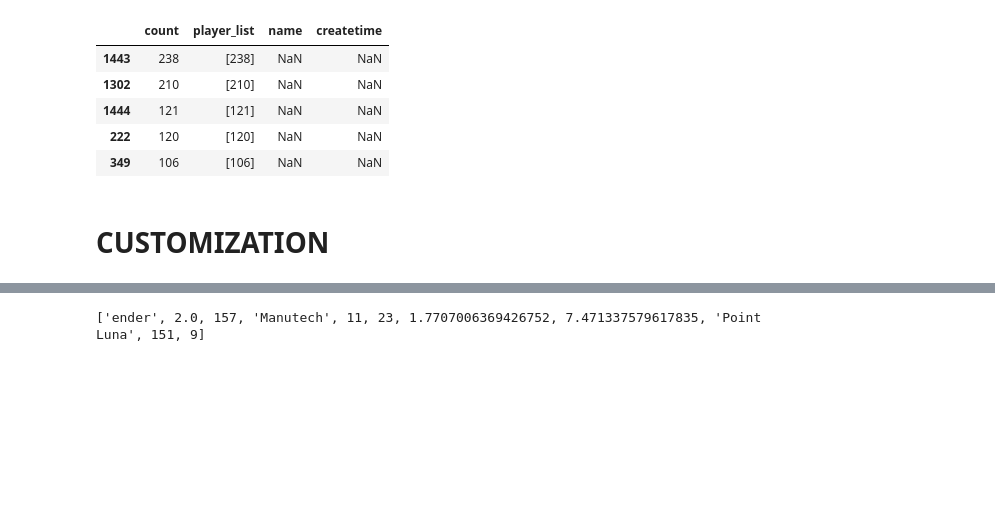
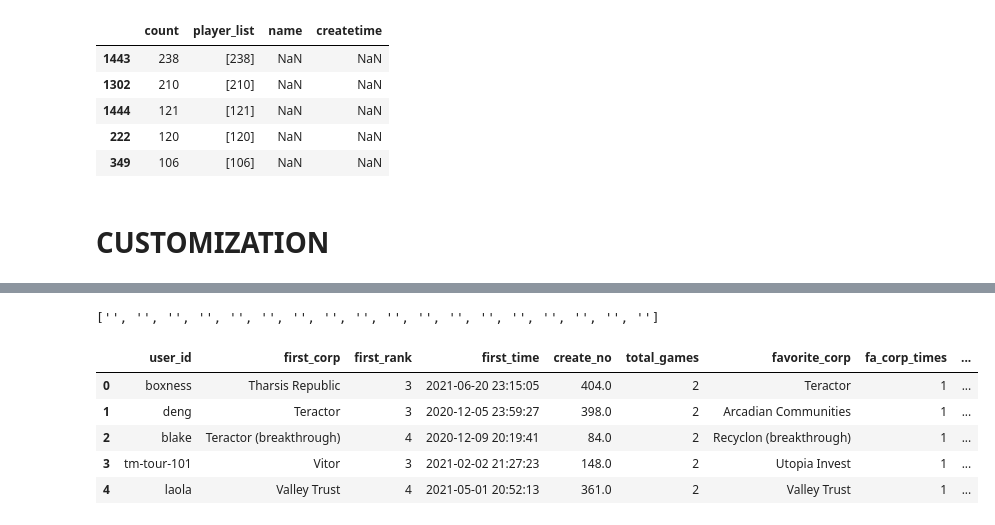
Before and after one commit to Ender-Wiggin2019/tfm-summary, a Jupyter notebook: tfm_data_summary.ipynb, the cells around one changed output, grey strips where cells are left out. Drawn from its saved outputs; the diff is of its cells as text; code cells hidden in the pictures; blank space fills up the shorter version.

Commit message:
data processing, TODO show player ranking by corp

```diff
--- a/tfm_data_summary.ipynb
+++ b/tfm_data_summary.ipynb
@@ -174,4 +174,5 @@ def playerGroup(df,num,player,map_df): #TODO,模糊查找
                         player_df.loc[player_df.shape[0]] = [i[column]['player'].lower(),i[column]['corporation'],i[column]['position'],i[column]['order'],i[column]['playerScore'],i['createtime'],i['generations'],i[column]['corporation2']]
     return player_df
 # %%
-user_df = playerGroup(df4,4,'ender',player_mapping_df)
+user_df = playerGroup(df4,4,'小黄',player_mapping_df)
+user_df.head()
@@ -196,13 +208,18 @@ user_df.to_csv('ee.csv',index=False)
 def user_summary(ff1,ff2,user): ## ff1=df4
     user_df = playerGroup(ff1,4,user,player_mapping_df)
     # measure 0: check whether the account is uesable
-    if pd.isna(ff2.loc[user,"createtime"].astype("int")): return []
+    if user_df.empty: return [''for i in range(18)]
+    if pd.isna(ff2.loc[user,"createtime"].astype("int")): return [''for i in range(18)]
     # measure 1: account create date
     createtime = ff2.loc[user,"createtime"]
+    # measure 1.5: first game
+    firstgame = user_df.loc[0,["corporation1","rank","time"]]
+    # measure 1.6 spend how many days, defeat ?% users
     # measure 2: total games, favourite corp
     group_by_corp = user_df.groupby(['corporation1']).agg({'id':'count','rank':'mean','score':'mean','generations':'mean'}).sort_values(by=['id'], ascending=False)
     group_by_corp = group_by_corp.reset_index()
     favorite_corp = group_by_corp.loc[0,'corporation1']
+    favourite_corp_rank = group_by_corp.loc[0,'rank']
     favorite_corp_times = group_by_corp.loc[0,'id']
     games = user_df.shape[0]
     # measure 3: most frequently play time period
@@ -214,17 +231,41 @@ def user_summary(ff1,ff2,user): ## ff1=df4
     avg_gens = user_df["generations"].mean()
     # measure 5: highest score, with which corp
     # highest = pd.to_numeric(user_df["score"]).idxmax()
-    highest = user_df.sort_index(by=["score","gens"],ascending=[False,True])
-    highest_corp = user_df.iloc[highest,1]
-    highest_score = user_df.iloc[highest,4]
-    highest_gens = user_df.iloc[highest,6]
-    highest_corp = highest_corp+' and '+user_df.iloc[highest,7] if user_df.iloc[highest,7] != 'nan' else highest_corp
+    highest = user_df.sort_values(by=["score","generations"],ascending=[False,True])
+    highest_corp = highest.iloc[0,1]
+    highest_score = highest.iloc[0,4]
+    highest_gens = highest.iloc[0,6]
+    highest_corp = highest_corp+' and '+user_df.iloc[0,7] if user_df.iloc[0,7] != 'nan' else highest_corp
     # measure 6: group by day. i.e 2021-06-10 seems to be a special day for u, u played 6 games by a row
-    user_df["date"] = user_df.time.apply(lambda x: x.date)
-    group_by_hour = user_df.groupby(['hour']).agg({'id':'count','rank':'mean','score':'mean','generations':'mean'}).sort_values(by=['id'], ascending=False)
-    most_freq_time = group_by_hour.reset_index().loc[0,'hour']
-    return [user, createtime, games,favorite_corp,favorite_corp_times,most_freq_time,avg_rank,avg_gens, highest_corp, highest_score,highest_gens]
+    user_df["date"] = user_df["time"].dt.normalize()
+    group_by_date = user_df.groupby(['date']).agg({'id':'count'}).sort_values(by=['id'], ascending=False)
+    group_by_date = group_by_date[group_by_date["id"]<=7]
+    played_day = group_by_date.shape[0]
+    group_by_date = group_by_date.reset_index()
+    most_day = group_by_date.loc[0,["date","id"]]
+    # print([user, firstgame[0],firstgame[1],firstgame[2],createtime, games,favorite_corp,favorite_corp_times,most_freq_time,avg_rank,avg_gens, highest_corp, highest_score,highest_gens,played_day,most_day[0], most_day[1]])
+    return [user, firstgame[0],firstgame[1],firstgame[2],createtime, games,favorite_corp,favorite_corp_times,favourite_corp_rank,most_freq_time,avg_rank,avg_gens, highest_corp, highest_score,highest_gens,played_day,most_day[0], most_day[1]]
+# %%
+def measure_summary(ff1,ff2):
+    output_df = pd.DataFrame(columns=["user_id","first_corp","first_rank","first_time","create_no","total_games","favorite_corp","fa_corp_times","fa_corp_rank","most_freq_play_time","avg_rank","avg_gens","highest_corp","highest_score","highest_gens","played_day","most_date","most_date_times"])
+    for index,i in user_player.iterrows():
+        # print(index)
+        if (not pd.isnull(i["count"])) and i["count"]>1:
+            output_df.loc[output_df.shape[0]] = user_summary(ff1,ff2,index)
+    return output_df
 # %%
-print(user_summary(df4,user_player,'ender'))
+print(user_summary(df4,user_player,'小黄'))
 # %% [output]
-['ender', 2.0, 157, 'Manutech', 11, 23, 1.7707006369426752, 7.471337579617835, 'Point Luna', 151, 9]
+['', '', '', '', '', '', '', '', '', '', '', '', '', '', '', '', '', '']
+# %%
+output_df = measure_summary(df4,user_player)
+output_df = output_df.dropna()
+output_df.to_csv("measure_summary.csv")
+output_df.head()
+# %% [output]
+|  | user_id | first_corp | first_rank | first_time | create_no | total_games | favorite_corp | fa_corp_times | ... |
+| 0 | boxness | Tharsis Republic | 3 | 2021-06-20 23:15:05 | 404.0 | 2 | Teractor | 1 | ... |
+| 1 | deng | Teractor | 3 | 2020-12-05 23:59:27 | 398.0 | 2 | Arcadian Communities | 1 | ... |
+| 2 | blake | Teractor (breakthrough) | 4 | 2020-12-09 20:19:41 | 84.0 | 2 | Recyclon (breakthrough) | 1 | ... |
+| 3 | tm-tour-101 | Vitor | 3 | 2021-02-02 21:27:23 | 148.0 | 2 | Utopia Invest | 1 | ... |
+| 4 | laola | Valley Trust | 4 | 2021-05-01 20:52:13 | 361.0 | 2 | Valley Trust | 1 | ... |
```
Also changed, not shown: parts of 5 cells of this notebook, 3 other files.
